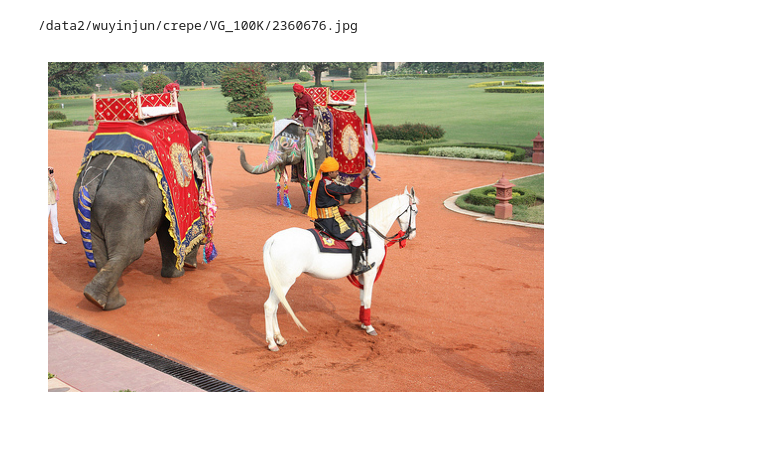
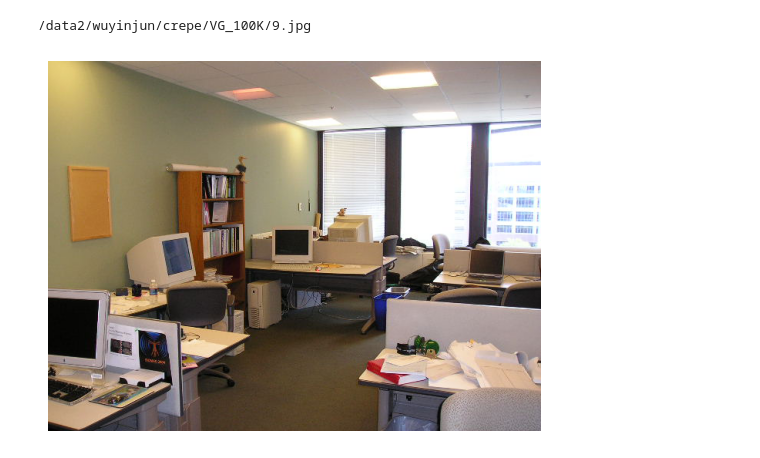
Before and after one commit to wuyinjun-1993/concept_based_retrieval, a Jupyter notebook: experiment_figures/case_studies.ipynb, the cells around one changed output. Cells and saved outputs as stored; diff of their text form; code cells hidden in the pictures; blank space fills up the shorter version.

```diff
--- a/experiment_figures/case_studies.ipynb
+++ b/experiment_figures/case_studies.ipynb
@@ -3,6 +3,7 @@
 %autoreload 2
 
 import sys, os
+import copy
 curr_path = str(globals()["_dh"][0])
 print(curr_path)
 sys.path.append(os.path.dirname(curr_path))
@@ -22,11 +23,31 @@ dataset_name="crepe"
 # dataset_name="flickr"
 full_data_path = os.path.join(data_path, dataset_name)
 
-queries, img_file_name_ls, sub_queries_ls, img_idx_ls, grouped_sub_q_ids_ls = load_crepe_datasets(full_data_path, query_path)
-        # queries, raw_img_ls, sub_queries_ls, img_idx_ls = load_crepe_datasets_full(full_data_path, query_path)
+# queries, img_file_name_ls, sub_queries_ls, img_idx_ls, grouped_sub_q_ids_ls = load_crepe_datasets(full_data_path, query_path, is_test=True)
+#         # queries, raw_img_ls, sub_queries_ls, img_idx_ls = load_crepe_datasets_full(full_data_path, query_path)
+# img_idx_ls, img_file_name_ls = load_other_crepe_images(full_data_path, query_path, img_idx_ls, img_file_name_ls, total_count = -1)
+
+is_test=True
+
+queries, img_file_name_ls, sub_queries_ls, img_idx_ls, grouped_sub_q_ids_ls = load_crepe_datasets(full_data_path, query_path, is_test=is_test)
+# queries, raw_img_ls, sub_queries_ls, img_idx_ls = load_crepe_datasets_full(full_data_path, query_path)
 img_idx_ls, img_file_name_ls = load_other_crepe_images(full_data_path, query_path, img_idx_ls, img_file_name_ls, total_count = -1)
 
-cached_img_ls = img_idx_ls
+
+cached_img_ls = copy.copy(img_idx_ls)
+if is_test:
+        tp_idx = cached_img_ls[0]
+        cached_img_ls[0] = cached_img_ls[1]
+        cached_img_ls[1] = tp_idx
+print(cached_img_ls)
+print(img_idx_ls)
+
 qrels, queries, subset_q_idx = construct_qrels(dataset_name, queries, cached_img_ls, img_idx_ls, query_count=-1)
+
+
+# samples_hash = obtain_sample_hash(img_idx_ls, img_file_name_ls)
+# # cached_img_idx_ls, image_embs, patch_activations, masks, bboxes, img_for_patch
+# # if args.save_mask_bbox:
+# cached_img_ls, img_emb, patch_emb_ls, _, bboxes_ls, img_per_patch_ls = convert_samples_to_concepts_img(args, samples_hash, model, img_file_name_ls, img_idx_ls, processor, device, patch_count_ls=patch_count_ls,save_mask_bbox=args.save_mask_bbox)
 # %% [output]
 /home/wuyinjun/concept_based_retrieval/experiment_figures
@@ -52,23 +89,23 @@ print(baseline_res[str(idx+1)])
 # %%
 from matplotlib import pyplot as plt
 from matplotlib import image as mpimg
-idx=367
+idx=5
 # Load the image
 image_path = img_file_name_ls[idx]
 print(image_path)
 # image_path="/data2/wuyinjun/flickr/flickr30k-images/1000366164.jpg"
 image = mpimg.imread(image_path)
 
 # plt.title("Sheep Image")
 # plt.xlabel("X pixel scaling")
 # plt.ylabel("Y pixel scaling")
 plt.axis('off')
 plt.imshow(image)
 # plt.savefig("crepe_data/example.jpg", bbox_inches='tight', pad_inches=0)
 plt.show()
 # %% [output]
-/data2/wuyinjun/crepe/VG_100K/2360676.jpg
+/data2/wuyinjun/crepe/VG_100K/9.jpg
-[figure, old version]
+[figure, new version]
 # %%
 import utils
 
```
Also changed, not shown: parts of 7 cells of this notebook, 8 other files.
